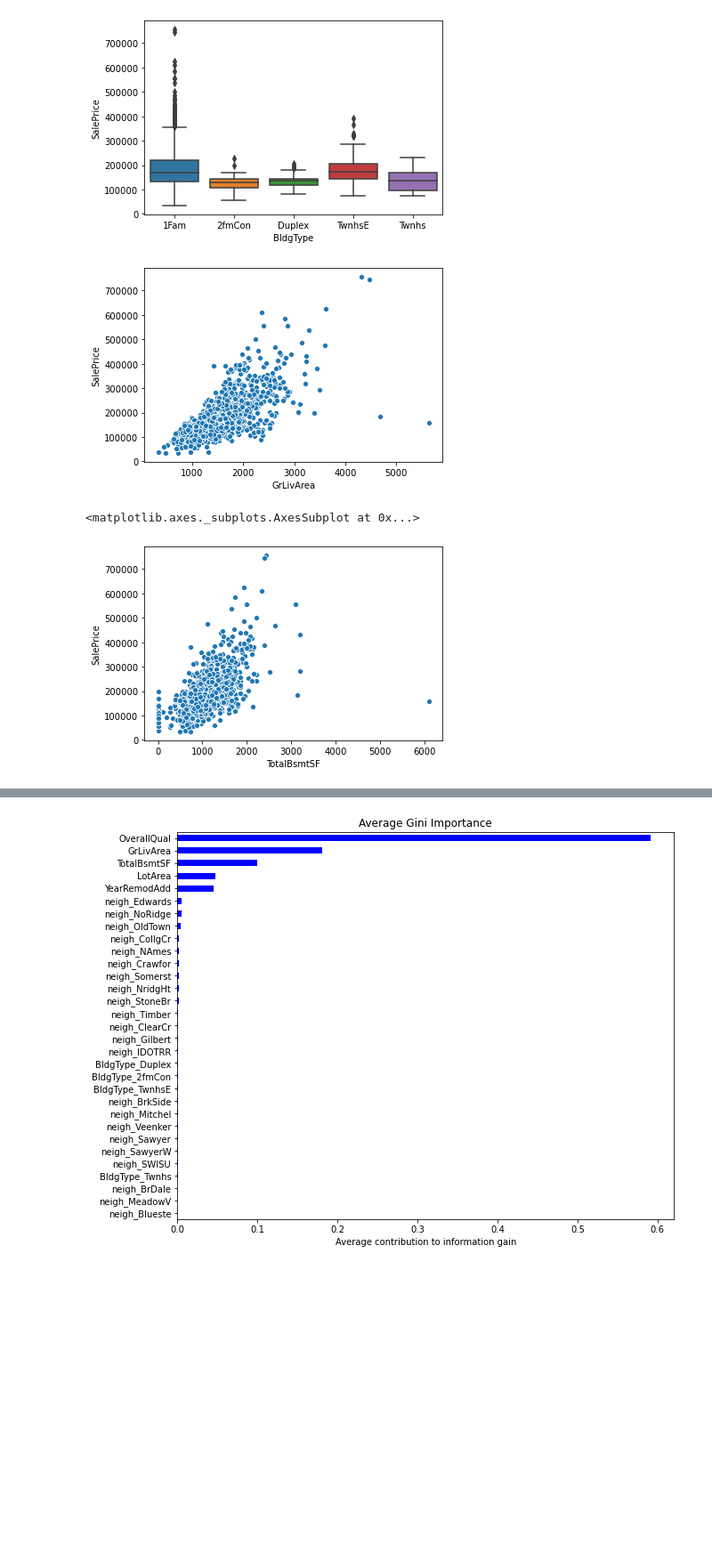
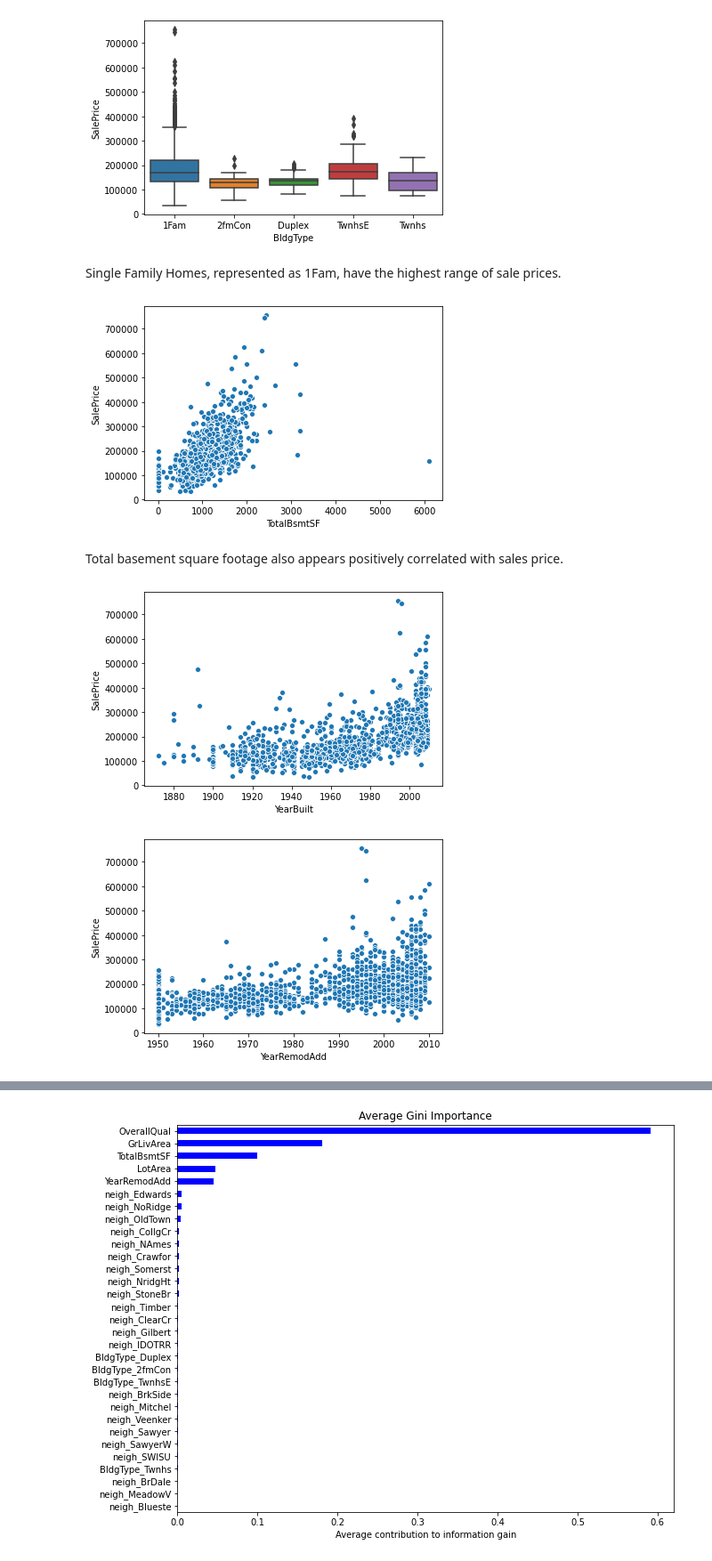
Before and after one commit to MLondon1027/Boston_Area_Real_Estate, a Jupyter notebook: Housing.ipynb, the cells around one changed output, grey strips where cells are left out. Shown: that part at 89% size. Cells and saved outputs as stored; diff of their text form; code cells hidden in the pictures; blank space fills up the shorter version.

```diff
--- a/Housing.ipynb
+++ b/Housing.ipynb
@@ -350,12 +303,19 @@ We can see that sale price appears to vary by neighborhood.
 sns.boxplot(x='BldgType', y='SalePrice', data=data);
 # %% [output]
 [figure]
+# %% [markdown]
+Single Family Homes, represented as 1Fam, have the highest range of sale prices.
 # %%
-sns.scatterplot(x='GrLivArea', y='SalePrice', data=data);
+sns.scatterplot(x='TotalBsmtSF', y='SalePrice', data=data);
 # %% [output]
-[figure, old version]
+[figure, new version]
+# %% [markdown]
+Total basement square footage also appears positively correlated with sales price.
 # %%
-sns.scatterplot(x='TotalBsmtSF', y='SalePrice', data=data)
+sns.scatterplot(x='YearBuilt', y='SalePrice', data=data);
 # %% [output]
-<matplotlib.axes._subplots.AxesSubplot at 0x...>
-[figure, old version]
+[figure, new version]
+# %%
+sns.scatterplot(x='YearRemodAdd', y='SalePrice', data=data);
+# %% [output]
+[figure, added]
```
Also changed, not shown: parts of 39 cells of this notebook.
